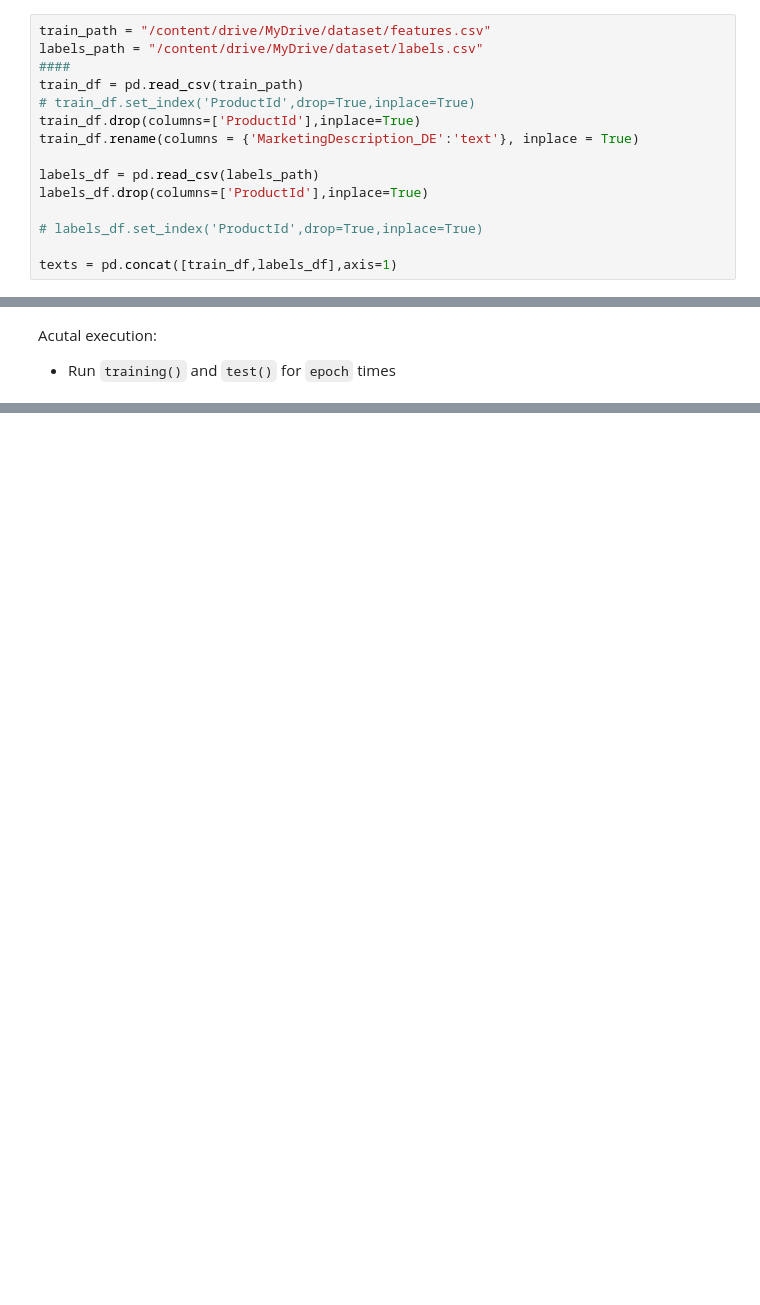
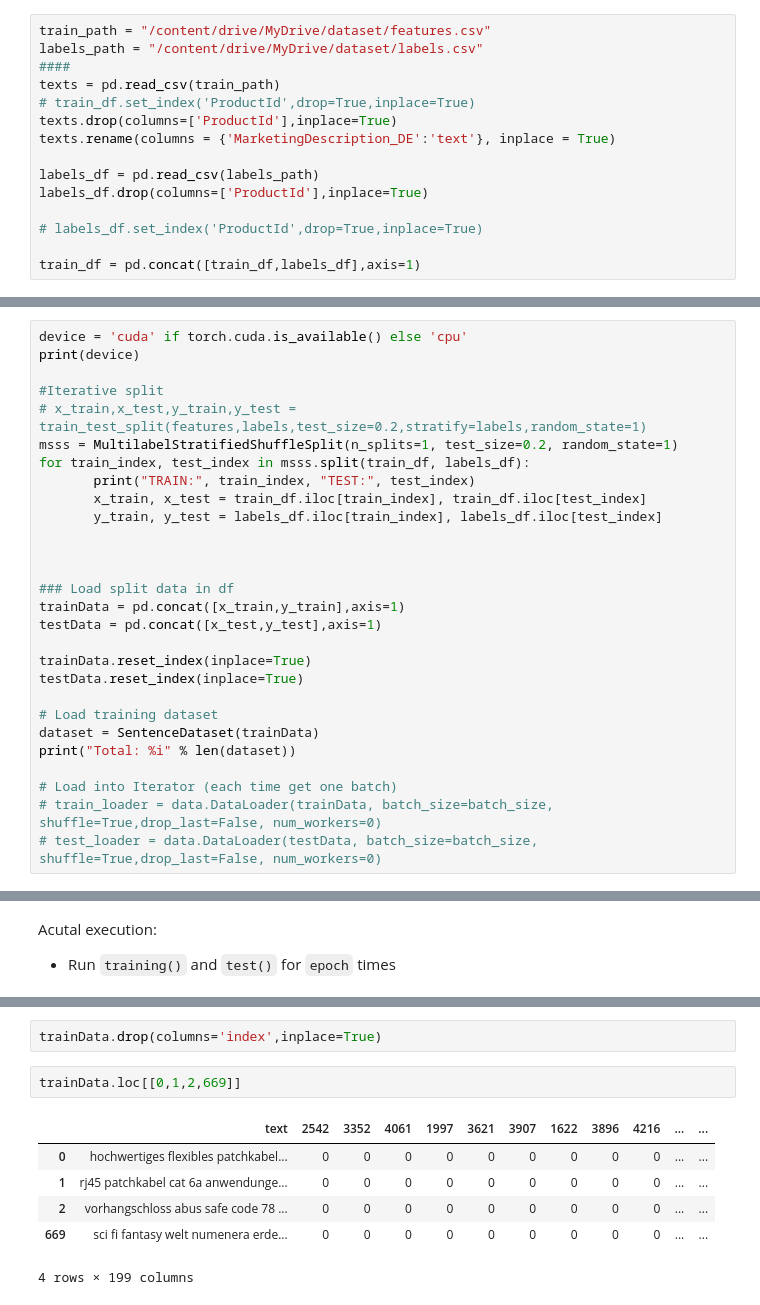
Before and after one commit to szymonrucinski/bert-knows-categories, a Jupyter notebook: BertMultiLabelClassifier.ipynb, the cells around one changed output, grey strips where cells are left out. Cells and saved outputs as stored; diff of their text form; blank space fills up the shorter version.

```diff
--- a/BertMultiLabelClassifier.ipynb
+++ b/BertMultiLabelClassifier.ipynb
@@ -65,14 +72,14 @@ Data Source:
 train_path = "/content/drive/MyDrive/dataset/features.csv"
 labels_path = "/content/drive/MyDrive/dataset/labels.csv"
 ####
-train_df = pd.read_csv(train_path)
+texts = pd.read_csv(train_path)
 # train_df.set_index('ProductId',drop=True,inplace=True)
-train_df.drop(columns=['ProductId'],inplace=True)
-train_df.rename(columns = {'MarketingDescription_DE':'text'}, inplace = True)
+texts.drop(columns=['ProductId'],inplace=True)
+texts.rename(columns = {'MarketingDescription_DE':'text'}, inplace = True)
 
 labels_df = pd.read_csv(labels_path)
 labels_df.drop(columns=['ProductId'],inplace=True)
 
 # labels_df.set_index('ProductId',drop=True,inplace=True)
 
-texts = pd.concat([train_df,labels_df],axis=1)
+train_df = pd.concat([train_df,labels_df],axis=1)
@@ -125,0 +109,28 @@ classes
+# %%
+device = 'cuda' if torch.cuda.is_available() else 'cpu'
+print(device)
+
+#Iterative split
+# x_train,x_test,y_train,y_test = train_test_split(features,labels,test_size=0.2,stratify=labels,random_state=1)
+msss = MultilabelStratifiedShuffleSplit(n_splits=1, test_size=0.2, random_state=1)
+for train_index, test_index in msss.split(train_df, labels_df):
+       print("TRAIN:", train_index, "TEST:", test_index)
+       x_train, x_test = train_df.iloc[train_index], train_df.iloc[test_index]
+       y_train, y_test = labels_df.iloc[train_index], labels_df.iloc[test_index]
+
+
+
+### Load split data in df
+trainData = pd.concat([x_train,y_train],axis=1)
+testData = pd.concat([x_test,y_test],axis=1)
+
+trainData.reset_index(inplace=True)
+testData.reset_index(inplace=True)
+
+# Load training dataset
+dataset = SentenceDataset(trainData)
+print("Total: %i" % len(dataset))
+
+# Load into Iterator (each time get one batch)
+# train_loader = data.DataLoader(trainData, batch_size=batch_size, shuffle=True,drop_last=False, num_workers=0)
+# test_loader = data.DataLoader(testData, batch_size=batch_size, shuffle=True,drop_last=False, num_workers=0)
@@ -232 +271,12 @@ Acutal execution:
+# %%
+trainData.drop(columns='index',inplace=True)
+# %%
+trainData.loc[[0,1,2,669]]
+# %% [output]
+|  | text | 2542 | 3352 | 4061 | 1997 | 3621 | 3907 | 1622 | 3896 | 4216 | ... | ... |
+| 0 | hochwertiges flexibles patchkabel... | 0 | 0 | 0 | 0 | 0 | 0 | 0 | 0 | 0 | ... | ... |
+| 1 | rj45 patchkabel cat 6a anwendunge... | 0 | 0 | 0 | 0 | 0 | 0 | 0 | 0 | 0 | ... | ... |
+| 2 | vorhangschloss abus safe code 78 ... | 0 | 0 | 0 | 0 | 0 | 0 | 0 | 0 | 0 | ... | ... |
+| 669 | sci fi fantasy welt numenera erde... | 0 | 0 | 0 | 0 | 0 | 0 | 0 | 0 | 0 | ... | ... |
+4 rows × 199 columns
 # %%
```
Also changed, not shown: parts of 15 cells of this notebook.
